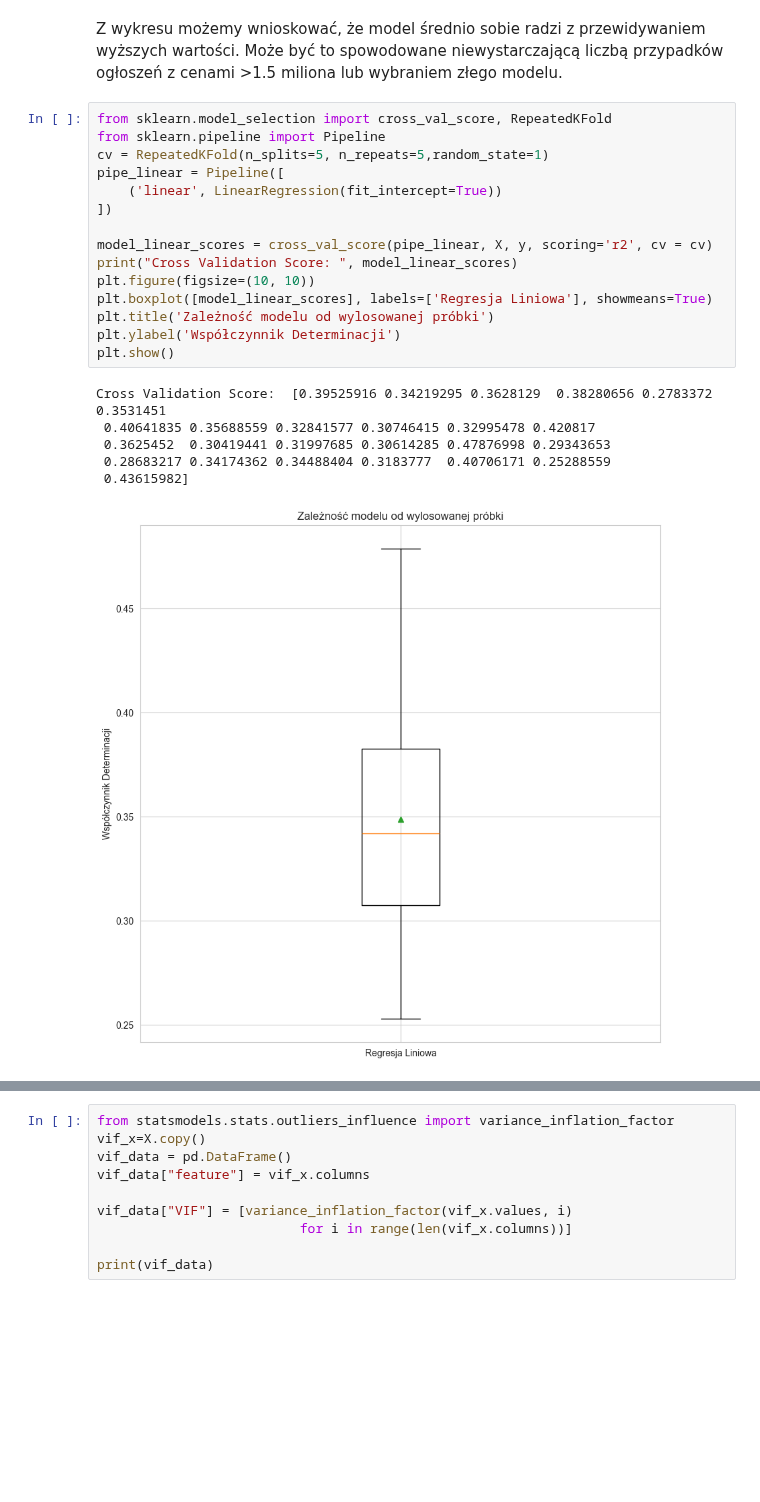
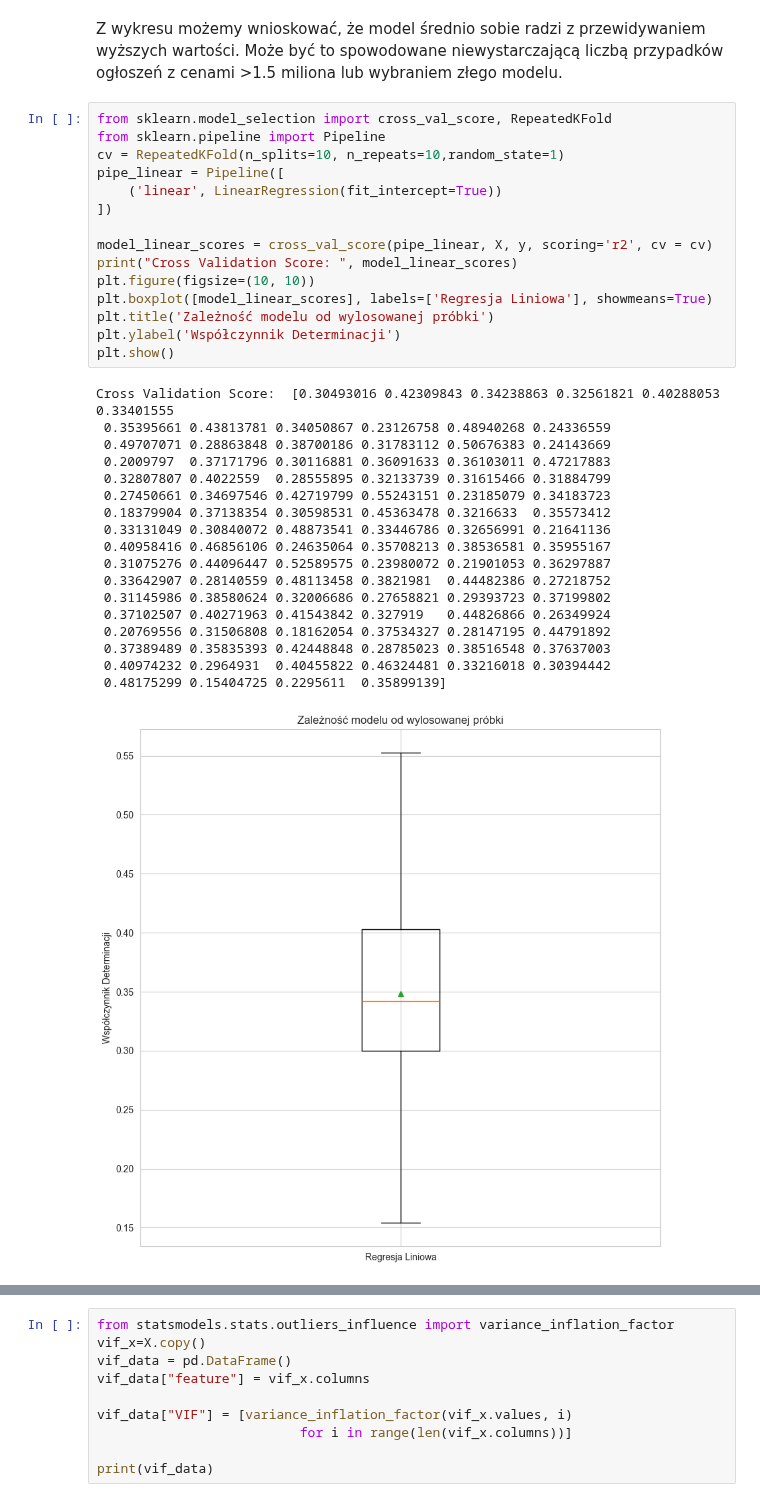
Before and after one commit to Aleksandra191/PUM_projekt_NA_EM_AK, a Jupyter notebook: model_podstawowy_benchmark.ipynb, the cells around one changed output, grey strips where cells are left out. Drawn from its saved outputs; the diff is of its cells as text; blank space fills up the shorter version.

```diff
--- a/model_podstawowy_benchmark.ipynb
+++ b/model_podstawowy_benchmark.ipynb
@@ -77,23 +77,35 @@ Z wykresu możemy wnioskować, że model średnio sobie radzi z przewidywaniem w
 # %%
 from sklearn.model_selection import cross_val_score, RepeatedKFold
 from sklearn.pipeline import Pipeline
-cv = RepeatedKFold(n_splits=5, n_repeats=5,random_state=1)
+cv = RepeatedKFold(n_splits=10, n_repeats=10,random_state=1)
 pipe_linear = Pipeline([
     ('linear', LinearRegression(fit_intercept=True))
 ])
 
 model_linear_scores = cross_val_score(pipe_linear, X, y, scoring='r2', cv = cv)
 print("Cross Validation Score: ", model_linear_scores)
 plt.figure(figsize=(10, 10))
 plt.boxplot([model_linear_scores], labels=['Regresja Liniowa'], showmeans=True)
 plt.title('Zależność modelu od wylosowanej próbki')
 plt.ylabel('Współczynnik Determinacji')
 plt.show()
 # %% [output]
-Cross Validation Score:  [0.39525916 0.34219295 0.3628129  0.38280656 0.2783372  0.3531451
- 0.40641835 0.35688559 0.32841577 0.30746415 0.32995478 0.420817
- 0.3625452  0.30419441 0.31997685 0.30614285 0.47876998 0.29343653
- 0.28683217 0.34174362 0.34488404 0.3183777  0.40706171 0.25288559
- 0.43615982]
+Cross Validation Score:  [0.30493016 0.42309843 0.34238863 0.32561821 0.40288053 0.33401555
+ 0.35395661 0.43813781 0.34050867 0.23126758 0.48940268 0.24336559
+ 0.49707071 0.28863848 0.38700186 0.31783112 0.50676383 0.24143669
+ 0.2009797  0.37171796 0.30116881 0.36091633 0.36103011 0.47217883
+ 0.32807807 0.4022559  0.28555895 0.32133739 0.31615466 0.31884799
+ 0.27450661 0.34697546 0.42719799 0.55243151 0.23185079 0.34183723
+ 0.18379904 0.37138354 0.30598531 0.45363478 0.3216633  0.35573412
+ 0.33131049 0.30840072 0.48873541 0.33446786 0.32656991 0.21641136
+ 0.40958416 0.46856106 0.24635064 0.35708213 0.38536581 0.35955167
+ 0.31075276 0.44096447 0.52589575 0.23980072 0.21901053 0.36297887
+ 0.33642907 0.28140559 0.48113458 0.3821981  0.44482386 0.27218752
+ 0.31145986 0.38580624 0.32006686 0.27658821 0.29393723 0.37199802
+ 0.37102507 0.40271963 0.41543842 0.327919   0.44826866 0.26349924
+ 0.20769556 0.31506808 0.18162054 0.37534327 0.28147195 0.44791892
+ 0.37389489 0.35835393 0.42448848 0.28785023 0.38516548 0.37637003
+ 0.40974232 0.2964931  0.40455822 0.46324481 0.33216018 0.30394442
+ 0.48175299 0.15404725 0.2295611  0.35899139]
-[figure, old version]
+[figure, new version]
 # %% [markdown]
```
Also changed, not shown: parts of 2 cells of this notebook.
